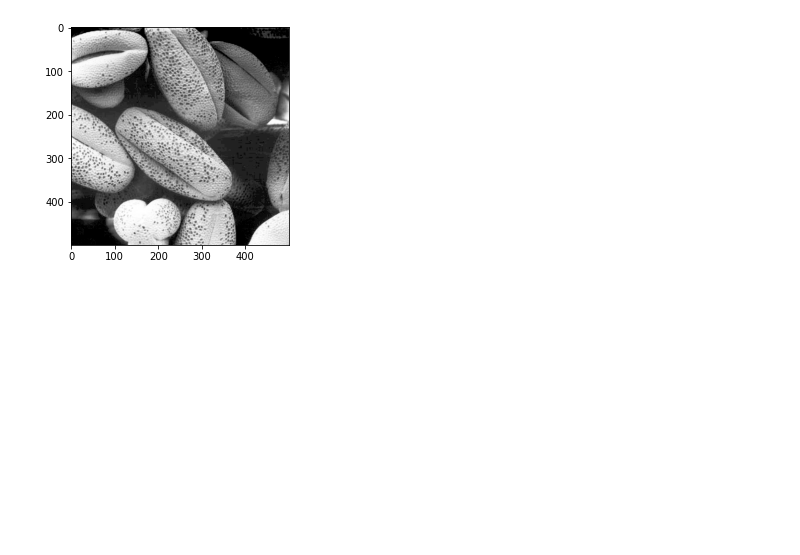
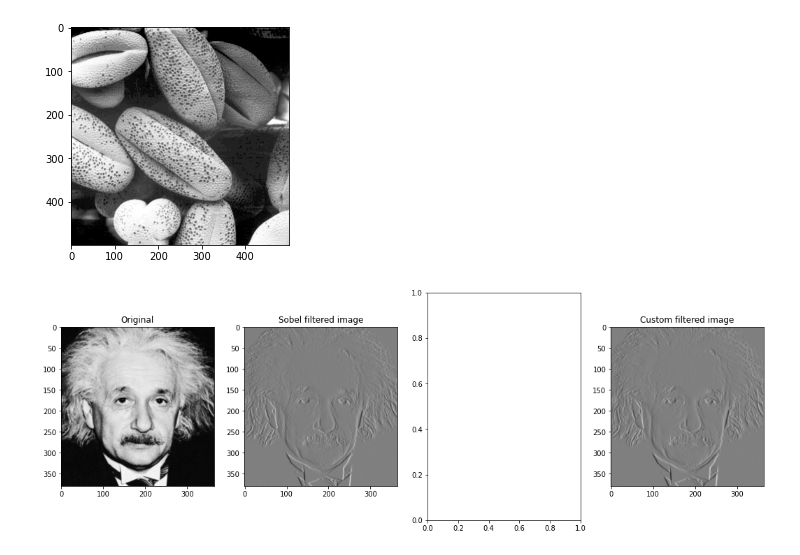
Before and after one commit to Dumindu-Bandara/en2550-fundamentals-of-image-processing-and-machine-vision, a Jupyter notebook: Assignment_1/Assignment_1.ipynb, the cells around one changed output. Drawn from its saved outputs; the diff is of its cells as text; code cells hidden in the pictures; blank space fills up the shorter version.

Commit message:
Question 06 completed

```diff
--- a/Assignment_1/Assignment_1.ipynb
+++ b/Assignment_1/Assignment_1.ipynb
@@ -152,2 +150,56 @@ plt.imshow(cv.cvtColor(g, cv.COLOR_BGR2RGB))
+# %%
+#Question 06
+img = cv.imread('images/einstein.png', cv.IMREAD_GRAYSCALE).astype(np.float32)
+assert img is not None
+
+sobel_filter = np.array([[1, 0, -1], [2, 0, -2], [1, 0, -1]], dtype = np.float32)
+
+sobel_img = cv.filter2D(img, -1, sobel_filter)
+
+fig, ax = plt.subplots( 1, 4, figsize = (18, 6))
+ax[0].imshow(img, cmap = 'gray', vmin = 0, vmax = 255)
+ax[0].set_title('Original')
+ax[1].imshow(sobel_img, cmap = 'gray', vmin = -1020, vmax = 1020)
+ax[1].set_title('Sobel filtered image')
+
+#Custom Code for Soble Filtering
+
+def sobelFilter(img):
+        sobel_filter = np.array([[1, 0, -1], [2, 0, -2], [1, 0, -1]], dtype = np.float32)
+        sobel_filter = np.flipud(np.fliplr(sobel_filter))
+
+        row_size = img.shape[0]
+        column_size = img.shape[1]
+
+        output = np.zeros(img.shape, dtype = np.float32 )
+        print(img.shape)
+        padded_img = np.pad(img, 1, 'constant')
+        print(padded_img.shape)
+
+        for y in range(img.shape[1]):
+
+                for x in range(img.shape[0]):
+                        print(x, y)
+                        output[x, y] = (sobel_filter * padded_img[x: x + 3, y: y + 3]).sum()
+
+        return output
+
+
+# custom_filtered_img = sobelFilter(img)
+
+# ax[2].imshow(custom_filtered_img, cmap = 'gray', vmin = -1020, vmax = 1020)
+# ax[2].set_title('Custom filtered image')
+
+
+sobel_row_filter = np.array([1, 0, -1], dtype = np.float32)
+sobel_column_filter = np.array([1, 2, 1], dtype = np.float32)
+
+seperable_filtered_img = cv.sepFilter2D(img, -1, sobel_row_filter, sobel_column_filter)
+ax[3].imshow(seperable_filtered_img, cmap = 'gray', vmin = -1020, vmax = 1020)
+ax[3].set_title('Custom filtered image')
+
+plt.show()
+# %% [output]
+[figure, added]
 # %%
 #Question 07
```
Also changed, not shown: parts of 1 cell of this notebook.
